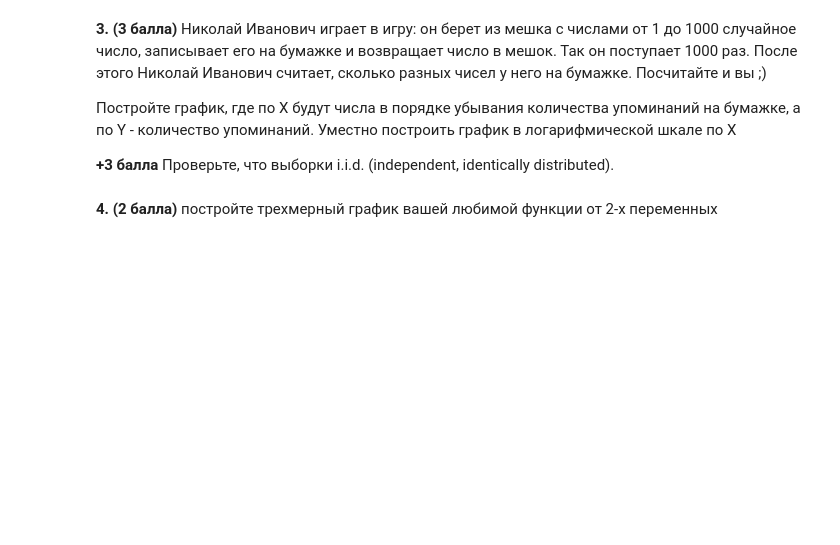
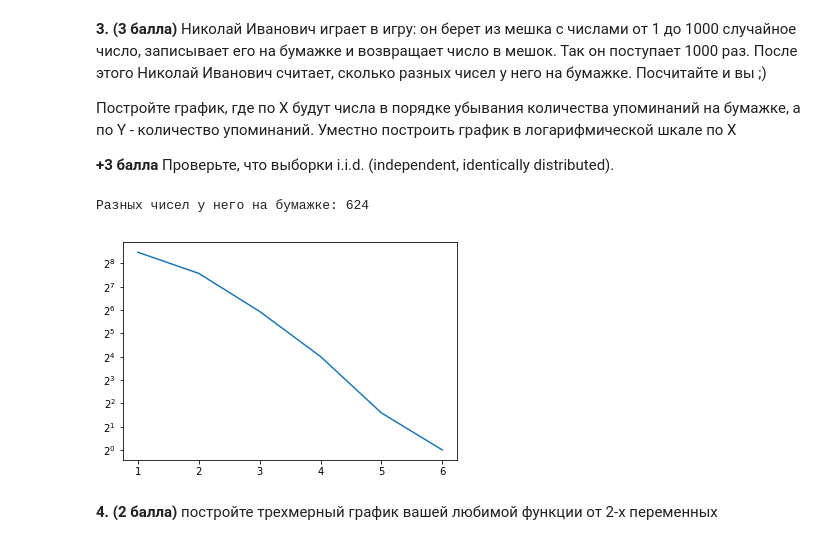
Before and after one commit to SlinkoIgor/express_ml, a Jupyter notebook: 03_pandas_gradient_boosting_visualization/visualization_task.ipynb, the cells around one changed output. Saved outputs shown, nothing was run; the diff lists cells and outputs as text; code cells hidden in the pictures; blank space fills up the shorter version.

```diff
--- a/03_pandas_gradient_boosting_visualization/visualization_task.ipynb
+++ b/03_pandas_gradient_boosting_visualization/visualization_task.ipynb
@@ -12,5 +45,31 @@
 Постройте график, где по X будут числа в порядке убывания количества упоминаний на бумажке, а по Y - количество упоминаний. Уместно построить график в логарифмической шкале по X
 
 <b>+3 балла </b>Проверьте, что выборки i.i.d. (independent, identically distributed).
+# %%
+import random as rnd
+import collections
+
+basket = list(range(1, 1001))
+exps_count = 1000
+exps = list()
+
+for i in range(0, exps_count):
+    np.random.shuffle(basket)
+    exps.append(basket[0])
+
+print("Разных чисел у него на бумажке: {}".format(len(set(exps))))
+value_counts = collections.Counter(exps)
+dist_counts = {}
+for value, count in value_counts.items():
+    dist_counts[count] = dist_counts.get(count, 0) + 1
+
+dist = np.array(list(dist_counts.items()), dtype=[('a', int), ('b', int)])
+sorted_dist = np.array([[pair[0], pair[1]] for pair in np.sort(dist, order='a')]).flatten()
+x, y = sorted_dist[::2], sorted_dist[1::2]
+plt.plot(x, y)
+plt.yscale('log', basey=2)
+# %% [output]
+Разных чисел у него на бумажке: 624
+[figure, added]
 # %% [markdown]
 <b>4. (2 балла)</b> постройте трехмерный график вашей любимой функции от 2-х переменных
```
Also changed, not shown: parts of 3 cells of this notebook.
